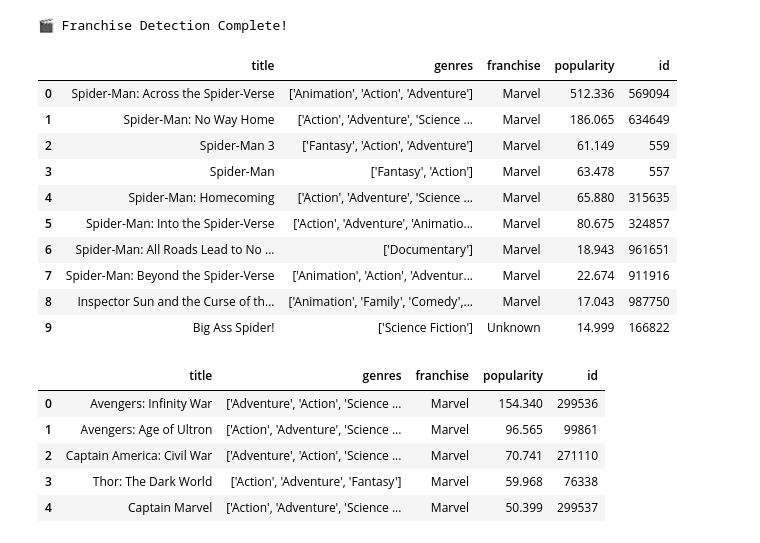
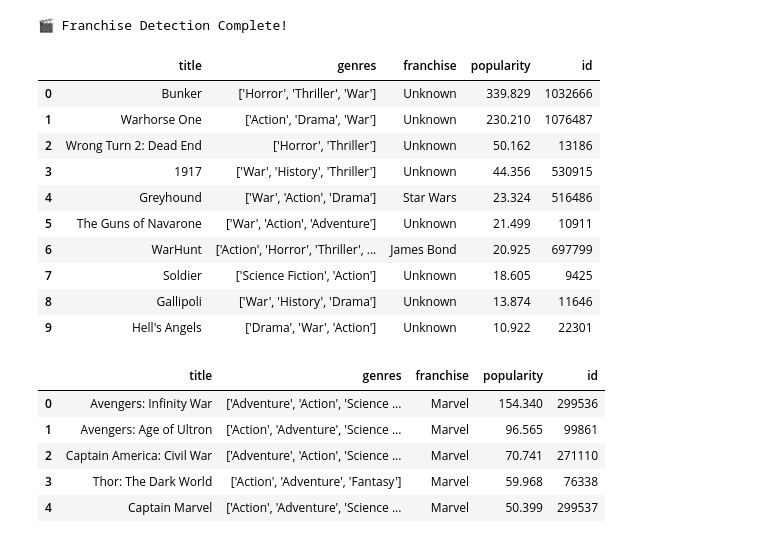
Before and after one commit to MarioDbiat/movie-recommender, a Jupyter notebook: notebooks/Project.ipynb, the cells around one changed output. Drawn from its saved outputs; the diff is of its cells as text; code cells hidden in the pictures.

```diff
--- a/notebooks/Project.ipynb
+++ b/notebooks/Project.ipynb
@@ -639,7 +639,7 @@ df = pd.read_csv("C:\MovieReommenderSystem\TMDB_movie_dataset_v12.csv")
 movie_embeddings = np.load("C:\MovieReommenderSystem\movie_embeddings.npy") # Embeddings saved earlier
 # %%
 # 3. Load the FAISS index
-index = faiss.read_index("movie_index.faiss") # Index file saved earlier
+index = faiss.read_index(r"C:\Users\movie-recommender\indexes\movie_index.faiss") # Index file saved earlier
 # %%
 def detect_franchise(title, overview):
     # 🎬 Franchise Keywords for Matching
@@ -805,19 +805,19 @@ def recommend(query, use_movie_name=True, top_k=10,
 
     return top_results[["title", "genres", "franchise", "popularity", "id"]].reset_index(drop=True)
 # %%
-recommend("spider man", use_movie_name=True, filter_by_franchise=True, filter_by_genre=True, top_k=10)
+recommend("Saving Private Ryan", use_movie_name=True, filter_by_franchise=False, filter_by_genre=False, top_k=10)
 # %% [output]
 |  | title | genres | franchise | popularity | id |
-| 0 | Spider-Man: Across the Spider-Verse | ['Animation', 'Action', 'Adventure'] | Marvel | 512.336 | 569094 |
-| 1 | Spider-Man: No Way Home | ['Action', 'Adventure', 'Science ... | Marvel | 186.065 | 634649 |
-| 2 | Spider-Man 3 | ['Fantasy', 'Action', 'Adventure'] | Marvel | 61.149 | 559 |
-| 3 | Spider-Man | ['Fantasy', 'Action'] | Marvel | 63.478 | 557 |
-| 4 | Spider-Man: Homecoming | ['Action', 'Adventure', 'Science ... | Marvel | 65.880 | 315635 |
-| 5 | Spider-Man: Into the Spider-Verse | ['Action', 'Adventure', 'Animatio... | Marvel | 80.675 | 324857 |
-| 6 | Spider-Man: All Roads Lead to No ... | ['Documentary'] | Marvel | 18.943 | 961651 |
-| 7 | Spider-Man: Beyond the Spider-Verse | ['Animation', 'Action', 'Adventur... | Marvel | 22.674 | 911916 |
-| 8 | Inspector Sun and the Curse of th... | ['Animation', 'Family', 'Comedy',... | Marvel | 17.043 | 987750 |
-| 9 | Big Ass Spider! | ['Science Fiction'] | Unknown | 14.999 | 166822 |
+| 0 | Bunker | ['Horror', 'Thriller', 'War'] | Unknown | 339.829 | 1032666 |
+| 1 | Warhorse One | ['Action', 'Drama', 'War'] | Unknown | 230.210 | 1076487 |
+| 2 | Wrong Turn 2: Dead End | ['Horror', 'Thriller'] | Unknown | 50.162 | 13186 |
+| 3 | 1917 | ['War', 'History', 'Thriller'] | Unknown | 44.356 | 530915 |
+| 4 | Greyhound | ['War', 'Action', 'Drama'] | Star Wars | 23.324 | 516486 |
+| 5 | The Guns of Navarone | ['War', 'Action', 'Adventure'] | Unknown | 21.499 | 10911 |
+| 6 | WarHunt | ['Action', 'Horror', 'Thriller', ... | James Bond | 20.925 | 697799 |
+| 7 | Soldier | ['Science Fiction', 'Action'] | Unknown | 18.605 | 9425 |
+| 8 | Gallipoli | ['War', 'History', 'Drama'] | Unknown | 13.874 | 11646 |
+| 9 | Hell's Angels | ['Drama', 'War', 'Action'] | Unknown | 10.922 | 22301 |
 # %%
 recommend("Avengers: endgame", use_movie_name=True, filter_by_franchise=True, filter_by_genre=True, top_k=5)
 # %% [output]
```
